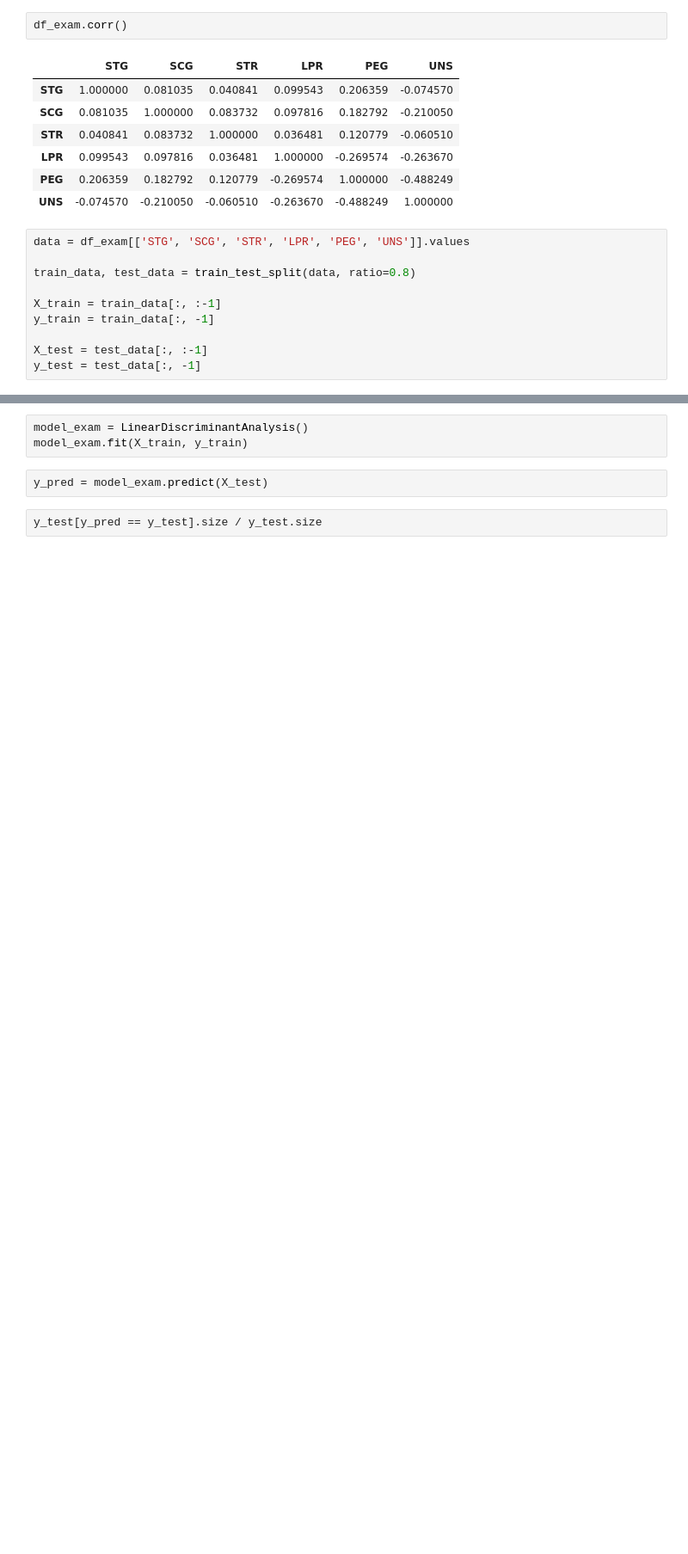
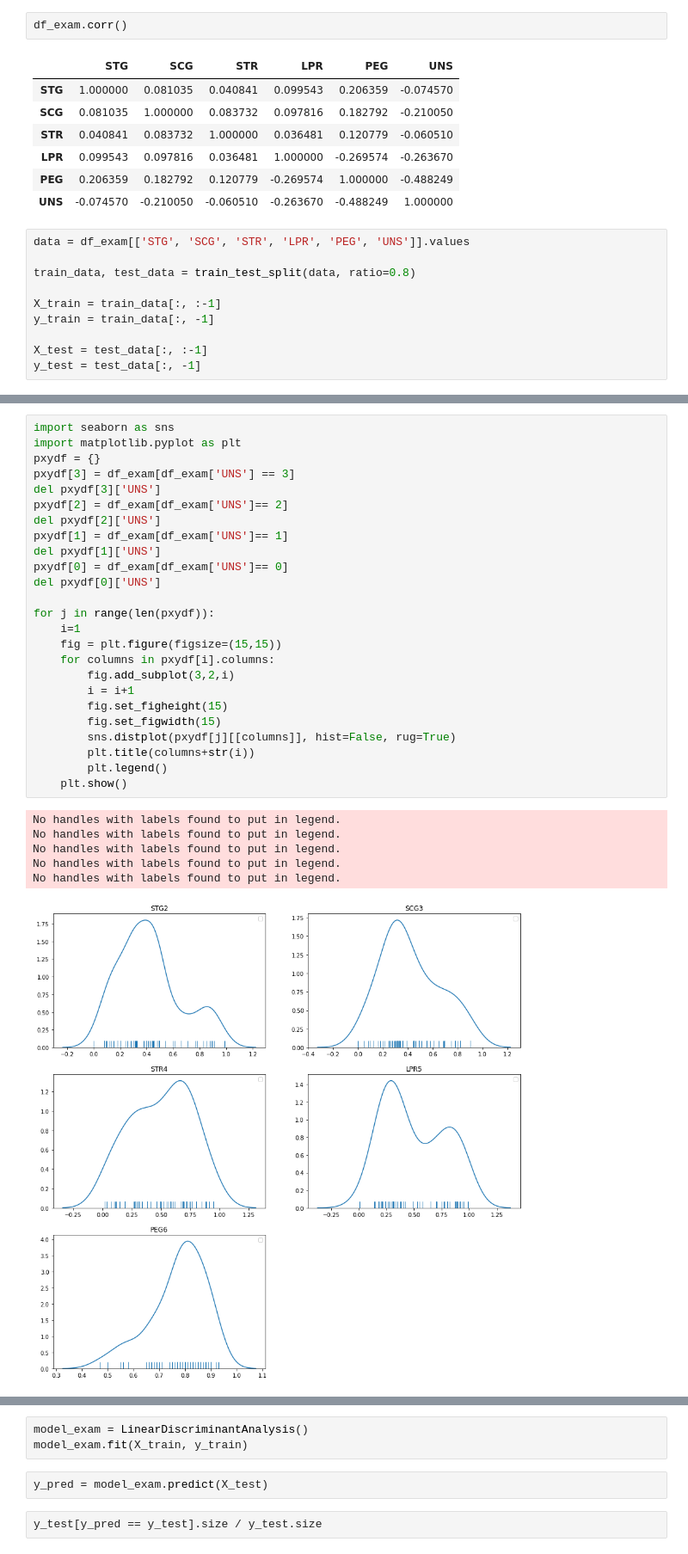
Before and after one commit to tugrulhkarabulut/Gaussian-Discriminant-Analysis, a Jupyter notebook: GaussianDiscriminantAnalysisApplication.ipynb, the cells around one changed output, grey strips where cells are left out. Shown at 86% size. Cells and saved outputs as stored; diff of their text form; blank space fills up the shorter version.

```diff
--- a/GaussianDiscriminantAnalysisApplication.ipynb
+++ b/GaussianDiscriminantAnalysisApplication.ipynb
@@ -319,0 +323,32 @@ y_test = test_data[:, -1]
+# %%
+import seaborn as sns
+import matplotlib.pyplot as plt
+pxydf = {}
+pxydf[3] = df_exam[df_exam['UNS'] == 3]
+del pxydf[3]['UNS']
+pxydf[2] = df_exam[df_exam['UNS']== 2]
+del pxydf[2]['UNS']
+pxydf[1] = df_exam[df_exam['UNS']== 1]
+del pxydf[1]['UNS']
+pxydf[0] = df_exam[df_exam['UNS']== 0]
+del pxydf[0]['UNS']
+
+for j in range(len(pxydf)):
+    i=1
+    fig = plt.figure(figsize=(15,15))
+    for columns in pxydf[i].columns:
+        fig.add_subplot(3,2,i)
+        i = i+1
+        fig.set_figheight(15)
+        fig.set_figwidth(15)
+        sns.distplot(pxydf[j][[columns]], hist=False, rug=True)
+        plt.title(columns+str(i))
+        plt.legend()
+    plt.show()
+# %% [output]
+No handles with labels found to put in legend.
+No handles with labels found to put in legend.
+No handles with labels found to put in legend.
+No handles with labels found to put in legend.
+No handles with labels found to put in legend.
+[figure, added]
```
Also changed, not shown: parts of 2 cells of this notebook.
